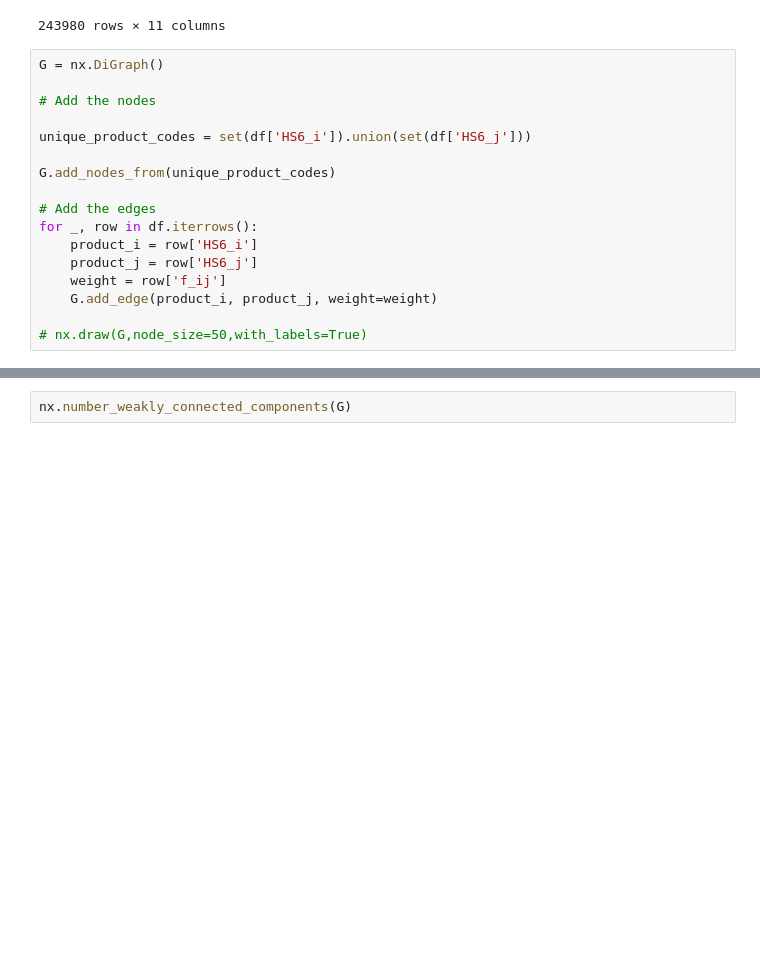
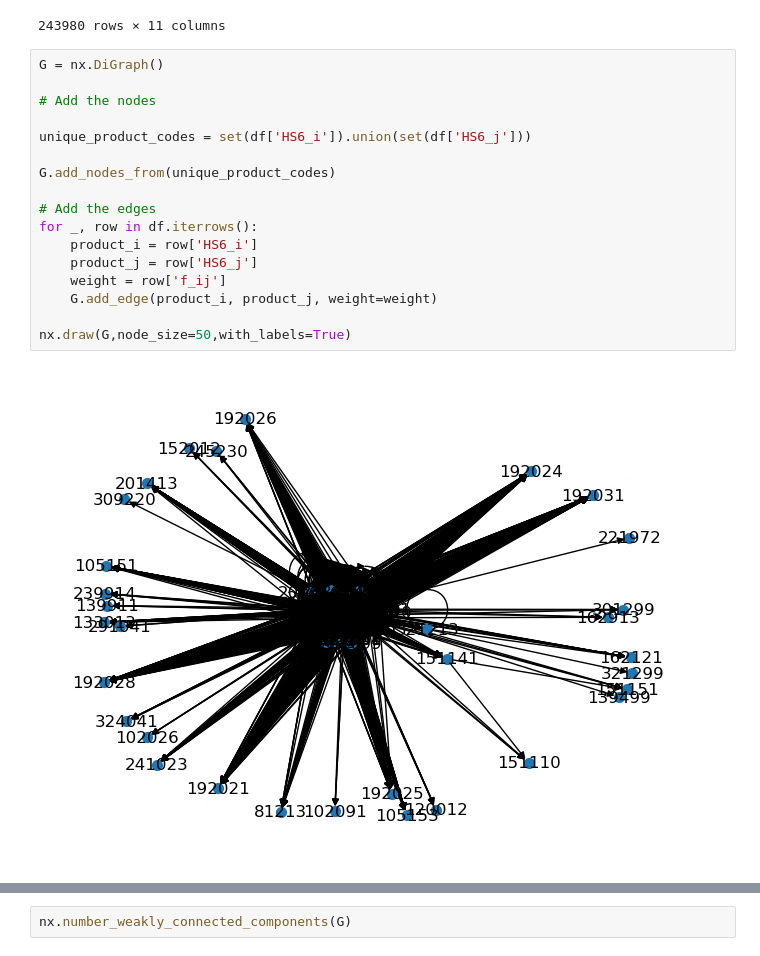
Before and after one commit to Yunbo-max/L65-Geometric-Deep-Learning, a Jupyter notebook: Dataset/VAT/dependency.ipynb, the cells around one changed output, grey strips where cells are left out. Drawn from its saved outputs; the diff is of its cells as text; blank space fills up the shorter version.

```diff
--- a/Dataset/VAT/dependency.ipynb
+++ b/Dataset/VAT/dependency.ipynb
@@ -24,17 +24,19 @@ df
 # %%
 G = nx.DiGraph()
 
 # Add the nodes
 
 unique_product_codes = set(df['HS6_i']).union(set(df['HS6_j']))
 
 G.add_nodes_from(unique_product_codes)
 
 # Add the edges
 for _, row in df.iterrows():
     product_i = row['HS6_i']
     product_j = row['HS6_j']
     weight = row['f_ij']
     G.add_edge(product_i, product_j, weight=weight)
 
-# nx.draw(G,node_size=50,with_labels=True)
+nx.draw(G,node_size=50,with_labels=True)
+# %% [output]
+[figure, added]
```
Also changed, not shown: parts of 9 cells of this notebook, 9 other files.
